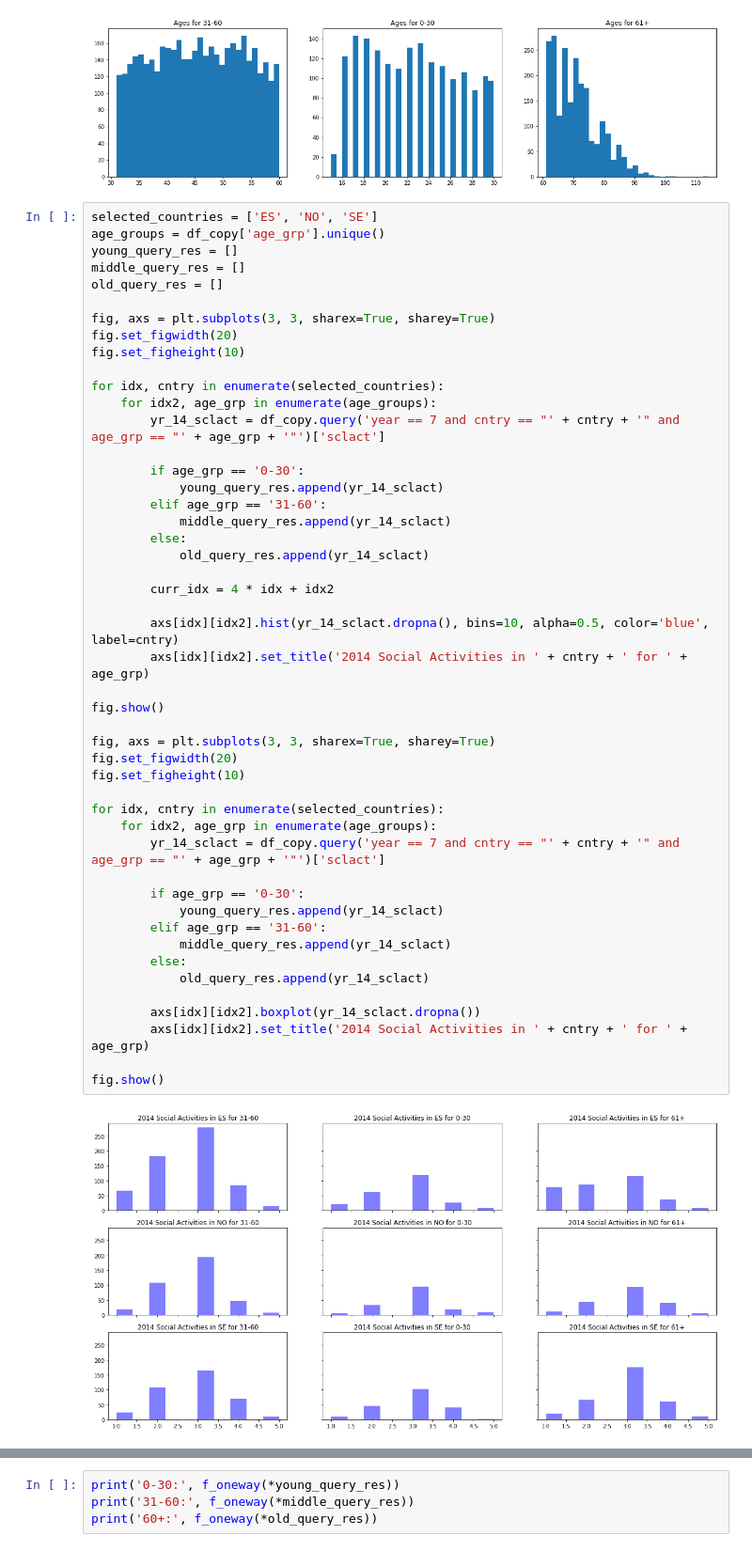
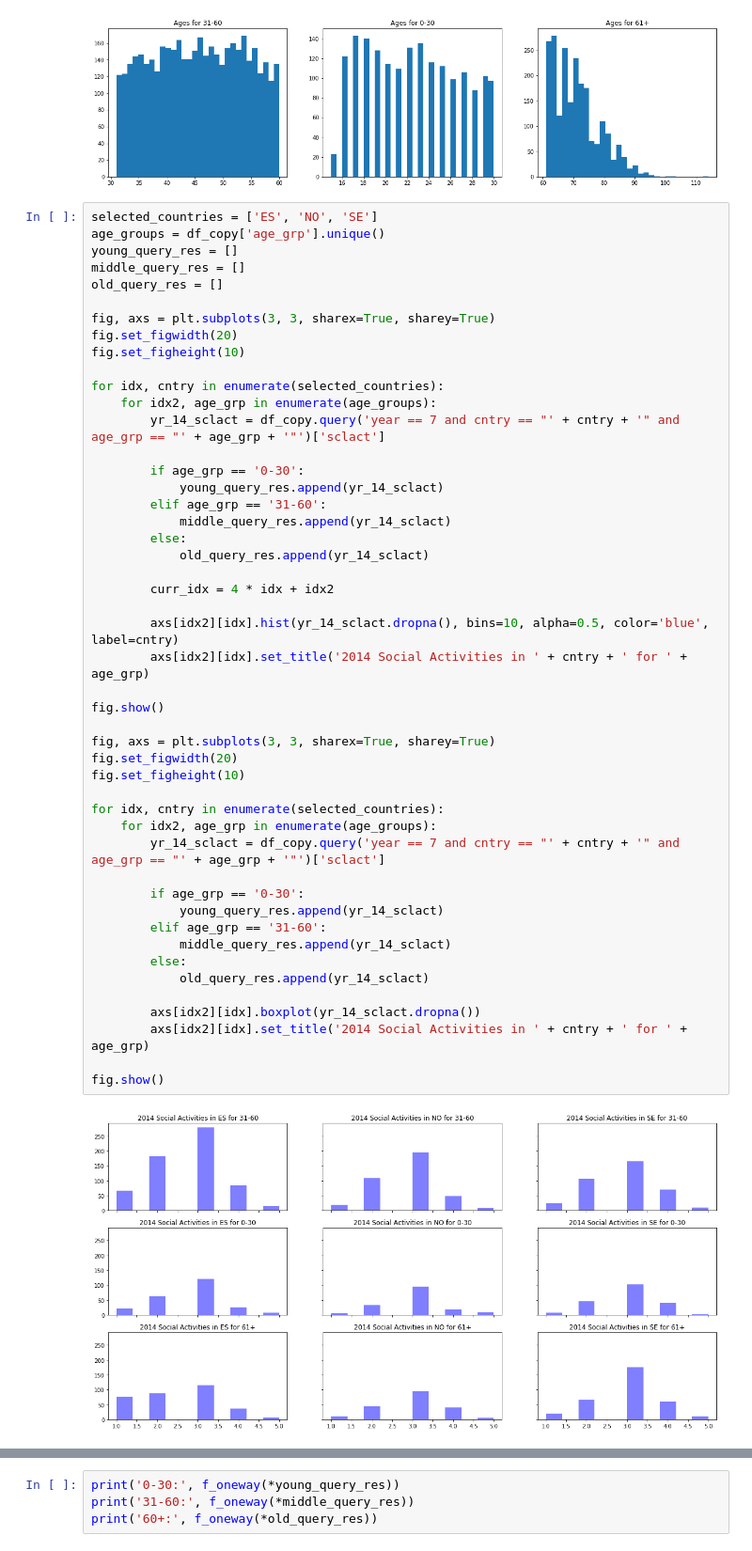
Before and after one commit to esthersweon/thinkful, a Jupyter notebook: main/unit_5/lesson_5_project_4.ipynb, the cells around one changed output, grey strips where cells are left out. Shown at 94% size. Drawn from its saved outputs; the diff is of its cells as text.

```diff
--- a/main/unit_5/lesson_5_project_4.ipynb
+++ b/main/unit_5/lesson_5_project_4.ipynb
@@ -334,35 +343,35 @@ for idx, cntry in enumerate(selected_countries):
         if age_grp == '0-30':
             young_query_res.append(yr_14_sclact)
         elif age_grp == '31-60':
             middle_query_res.append(yr_14_sclact)
         else:
             old_query_res.append(yr_14_sclact)
 
         curr_idx = 4 * idx + idx2
 
-        axs[idx][idx2].hist(yr_14_sclact.dropna(), bins=10, alpha=0.5, color='blue', label=cntry)
-        axs[idx][idx2].set_title('2014 Social Activities in ' + cntry + ' for ' + age_grp)
+        axs[idx2][idx].hist(yr_14_sclact.dropna(), bins=10, alpha=0.5, color='blue', label=cntry)
+        axs[idx2][idx].set_title('2014 Social Activities in ' + cntry + ' for ' + age_grp)
 
 fig.show()
 
 fig, axs = plt.subplots(3, 3, sharex=True, sharey=True)
 fig.set_figwidth(20)
 fig.set_figheight(10)
 
 for idx, cntry in enumerate(selected_countries):
     for idx2, age_grp in enumerate(age_groups):
         yr_14_sclact = df_copy.query('year == 7 and cntry == "' + cntry + '" and age_grp == "' + age_grp + '"')['sclact']
 
         if age_grp == '0-30':
             young_query_res.append(yr_14_sclact)
         elif age_grp == '31-60':
             middle_query_res.append(yr_14_sclact)
         else:
             old_query_res.append(yr_14_sclact)
 
-        axs[idx][idx2].boxplot(yr_14_sclact.dropna())
-        axs[idx][idx2].set_title('2014 Social Activities in ' + cntry + ' for ' + age_grp)
+        axs[idx2][idx].boxplot(yr_14_sclact.dropna())
+        axs[idx2][idx].set_title('2014 Social Activities in ' + cntry + ' for ' + age_grp)
 
 fig.show()
 # %% [output]
-[figure, old version]
+[figure, new version]
```
Also changed, not shown: parts of 4 cells of this notebook, 3 other files.
